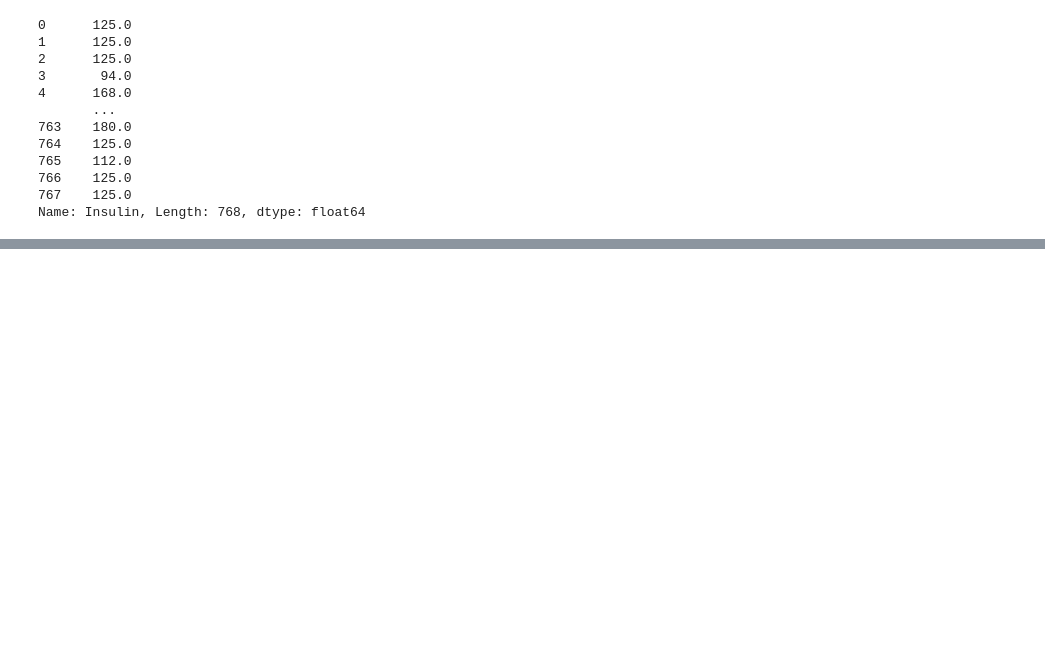
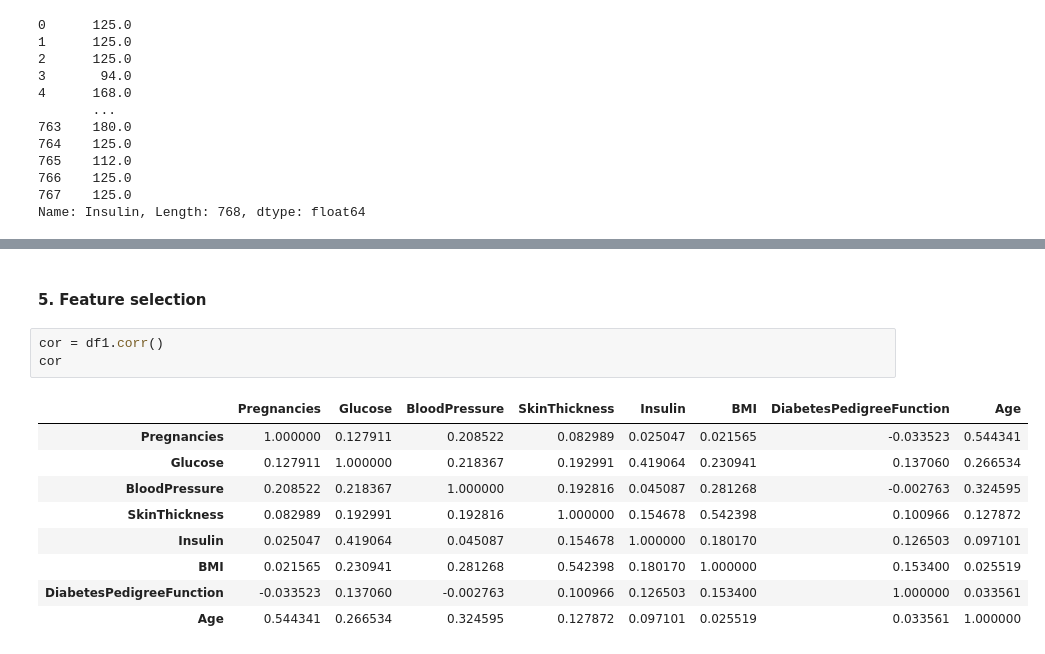
Before and after one commit to MosesKioko98/ADS-Project, a Jupyter notebook: Untitled.ipynb, the cells around one changed output, grey strips where cells are left out. Drawn from its saved outputs; the diff is of its cells as text; blank space fills up the shorter version.

```diff
--- a/Untitled.ipynb
+++ b/Untitled.ipynb
@@ -322,0 +396,15 @@ def remove_outliers(col):
+# %% [markdown]
+#### 5. Feature selection
+# %%
+cor = df1.corr()
+cor
+# %% [output]
+|  | Pregnancies | Glucose | BloodPressure | SkinThickness | Insulin | BMI | DiabetesPedigreeFunction | Age |
+| Pregnancies | 1.000000 | 0.127911 | 0.208522 | 0.082989 | 0.025047 | 0.021565 | -0.033523 | 0.544341 |
+| Glucose | 0.127911 | 1.000000 | 0.218367 | 0.192991 | 0.419064 | 0.230941 | 0.137060 | 0.266534 |
+| BloodPressure | 0.208522 | 0.218367 | 1.000000 | 0.192816 | 0.045087 | 0.281268 | -0.002763 | 0.324595 |
+| SkinThickness | 0.082989 | 0.192991 | 0.192816 | 1.000000 | 0.154678 | 0.542398 | 0.100966 | 0.127872 |
+| Insulin | 0.025047 | 0.419064 | 0.045087 | 0.154678 | 1.000000 | 0.180170 | 0.126503 | 0.097101 |
+| BMI | 0.021565 | 0.230941 | 0.281268 | 0.542398 | 0.180170 | 1.000000 | 0.153400 | 0.025519 |
+| DiabetesPedigreeFunction | -0.033523 | 0.137060 | -0.002763 | 0.100966 | 0.126503 | 0.153400 | 1.000000 | 0.033561 |
+| Age | 0.544341 | 0.266534 | 0.324595 | 0.127872 | 0.097101 | 0.025519 | 0.033561 | 1.000000 |
```
Also changed, not shown: parts of 27 cells of this notebook.
